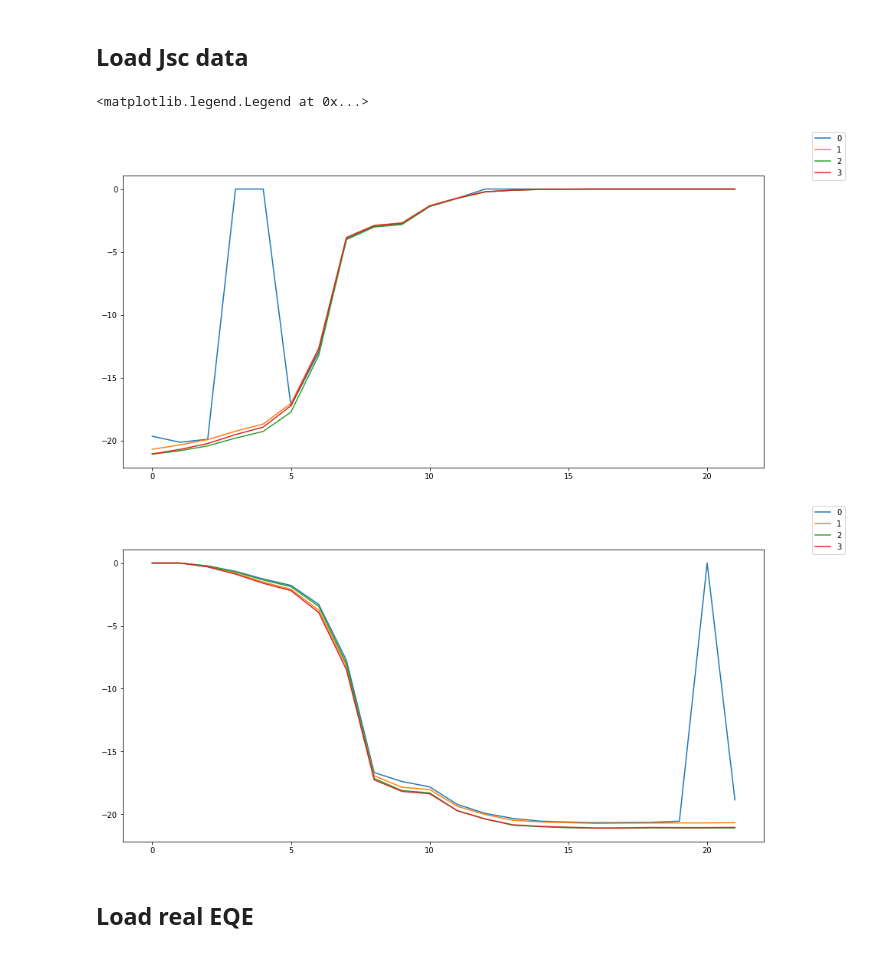
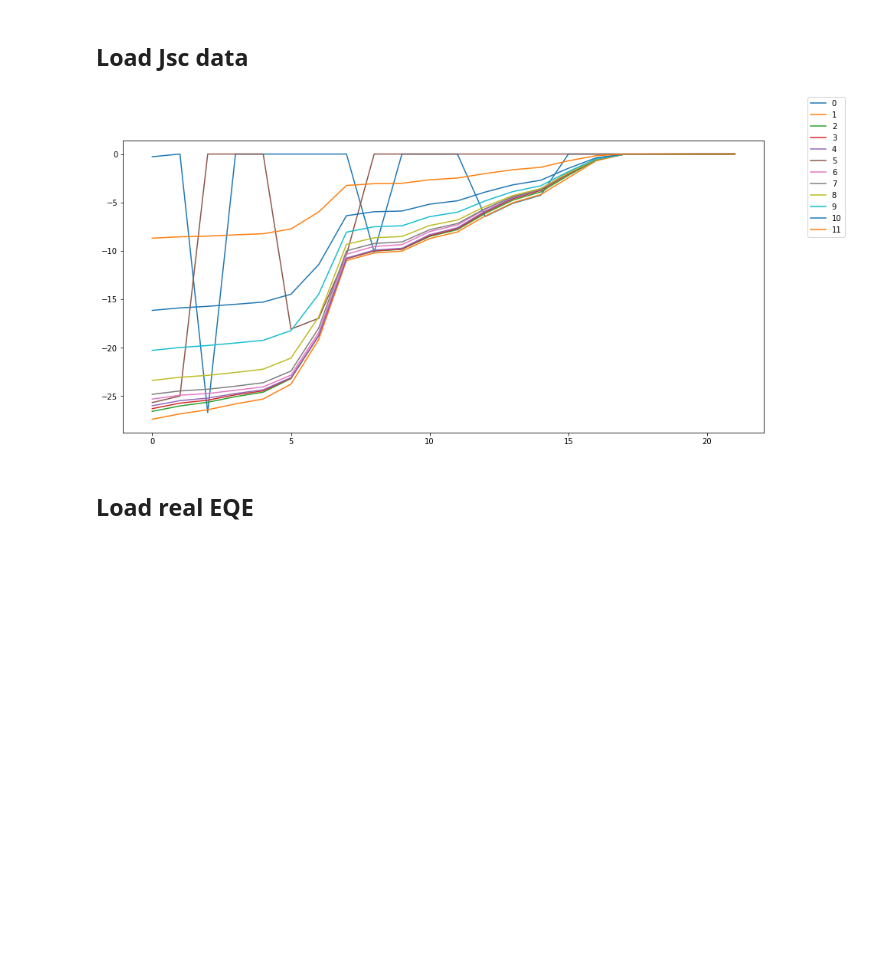
Before and after one commit to mcasademont9/SOLS-EQE, a Jupyter notebook: Numeric method - LEDs simulator/LEDs_simulator_EQE.ipynb, the cells around one changed output. Drawn from its saved outputs; the diff is of its cells as text; code cells hidden in the pictures; blank space fills up the shorter version.

```diff
--- a/Numeric method - LEDs simulator/LEDs_simulator_EQE.ipynb
+++ b/Numeric method - LEDs simulator/LEDs_simulator_EQE.ipynb
@@ -56,7 +56,7 @@ except NameError:
     pass
 else:
     del spectras_RS
-device_folder = '0914Th7BM1'
+device_folder = '091410Y61'  #'0914Th7BM1'
 spectras_folder = os.path.join(os.getcwd(), device_folder, 'Spectra_data')
 spectras_names = sorted(os.listdir(spectras_folder))
 
@@ -78,4 +78,12 @@ for filename in spectras_names:
             spectras_BS = actual_spectra
         else:
             spectras_BS = np.dstack((spectras_BS, actual_spectra))
+
+spectras_RS_total = spectras_RS[:,1,0]
+# %%
+#Here we will make some fancy things to the spectra
+for i in range(len(spectras_RS[0,0,:])):
+    for j in range(len(spectras_RS[:,0,0])):
+        if abs(spectras_RS[j,1,i]-spectras_RS_total[j]) <= 0.05:
+            spectras_RS[j,1,i] = spectras_RS_total[j]
 # %%
@@ -138,19 +154,27 @@ for i in range(len(excel_names)):
                     excel_BS = np.dstack((excel_BS, actual_excel))
 # %%
 # Plotting
-fig, ax = plt.subplots(figsize=(15,7))
-for i in range(len(excel_RS[:,0,0])):
-    ax.plot(excel_RS[i,2,:], label = str(i))
-fig.legend()
+try:
+    excel_RS
+except NameError:
+    pass
+else:
+    fig, ax = plt.subplots(figsize=(15,7))
+    for i in range(len(excel_RS[:,0,0])):
+        ax.plot(excel_RS[i,2,:], label = str(i))
+    fig.legend()
 
-fig, ax = plt.subplots(figsize=(15,7))
-for i in range(len(excel_BS[:,0,0])):
-    ax.plot(excel_BS[i,2,:], label = str(i))
-fig.legend()
+try:
+    excel_BS
+except NameError:
+    pass
+else:
+    fig, ax = plt.subplots(figsize=(15,7))
+    for i in range(len(excel_BS[:,0,0])):
+        ax.plot(excel_BS[i,2,:], label = str(i))
+    fig.legend()
 # %% [output]
-<matplotlib.legend.Legend at 0x...>
-[figure, old version]
+[figure, new version]
-[figure, removed]
 # %% [markdown]
 ## Load real EQE
 # %%
```
Also changed, not shown: parts of 12 cells of this notebook, 58 other files.
